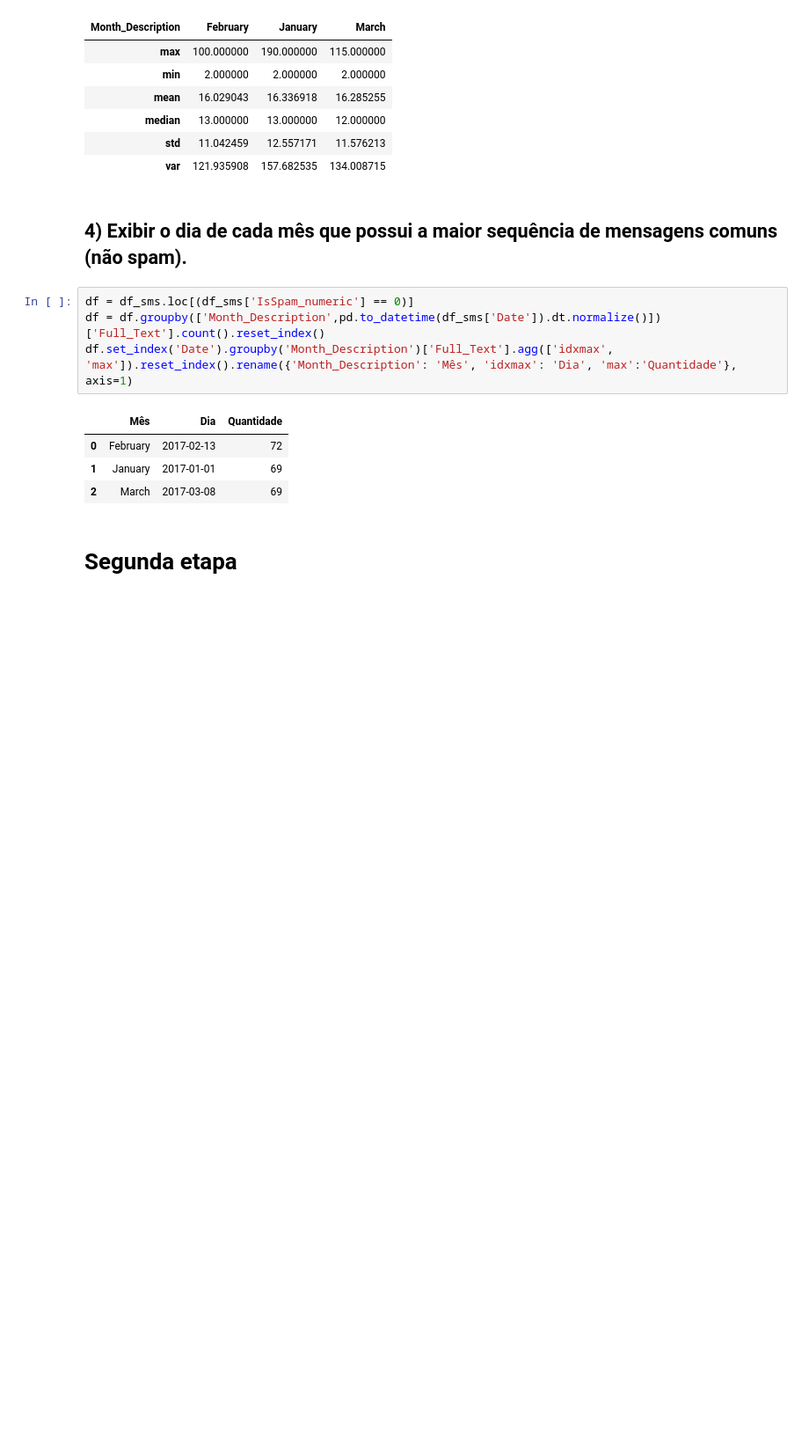
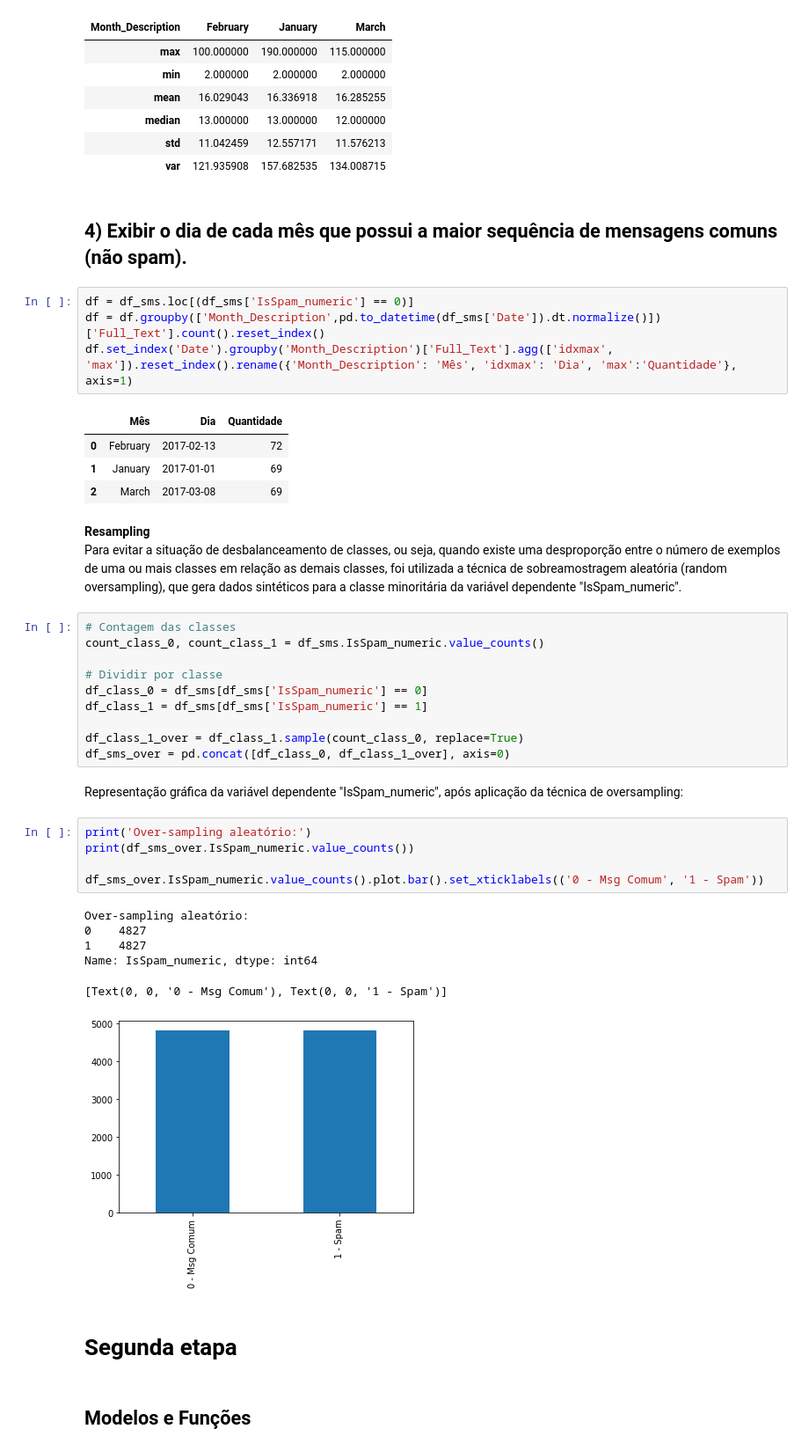
Before and after one commit to gomesfg/seniorlabs-challenge-data-science, a Jupyter notebook: Desafio_DS_Senior_Felipe_Gomes.ipynb, the cells around one changed output. Shown at 88% size. Drawn from its saved outputs; the diff is of its cells as text; blank space fills up the shorter version.

Commit message:
Added second part o challenge (prediction models)

```diff
--- a/Desafio_DS_Senior_Felipe_Gomes.ipynb
+++ b/Desafio_DS_Senior_Felipe_Gomes.ipynb
@@ -286,5 +288,34 @@ df.set_index('Date').groupby('Month_Description')['Full_Text'].agg(['idxmax', 'm
 | 0 | February | 2017-02-13 | 72 |
 | 1 | January | 2017-01-01 | 69 |
 | 2 | March | 2017-03-08 | 69 |
+# %% [markdown]
+**Resampling** \
+Para evitar a situação de desbalanceamento de classes, ou seja, quando existe uma desproporção entre o número de exemplos de uma ou mais classes em relação as demais classes, foi utilizada a técnica de sobreamostragem aleatória (random oversampling), que gera dados sintéticos para a classe minoritária da variável dependente "IsSpam_numeric".
+# %%
+# Contagem das classes
+count_class_0, count_class_1 = df_sms.IsSpam_numeric.value_counts()
+
+# Dividir por classe
+df_class_0 = df_sms[df_sms['IsSpam_numeric'] == 0]
+df_class_1 = df_sms[df_sms['IsSpam_numeric'] == 1]
+
+df_class_1_over = df_class_1.sample(count_class_0, replace=True)
+df_sms_over = pd.concat([df_class_0, df_class_1_over], axis=0)
+# %% [markdown]
+Representação gráfica da variável dependente "IsSpam_numeric", após aplicação da técnica de oversampling:
+# %%
+print('Over-sampling aleatório:')
+print(df_sms_over.IsSpam_numeric.value_counts())
+
+df_sms_over.IsSpam_numeric.value_counts().plot.bar().set_xticklabels(('0 - Msg Comum', '1 - Spam'))
+# %% [output]
+Over-sampling aleatório:
+0    4827
+1    4827
+Name: IsSpam_numeric, dtype: int64
+[Text(0, 0, '0 - Msg Comum'), Text(0, 0, '1 - Spam')]
+[figure, added]
 # %% [markdown]
 # Segunda etapa
+# %% [markdown]
+## Modelos e Funções
```
Also changed, not shown: parts of 19 cells of this notebook, 3 other files.
